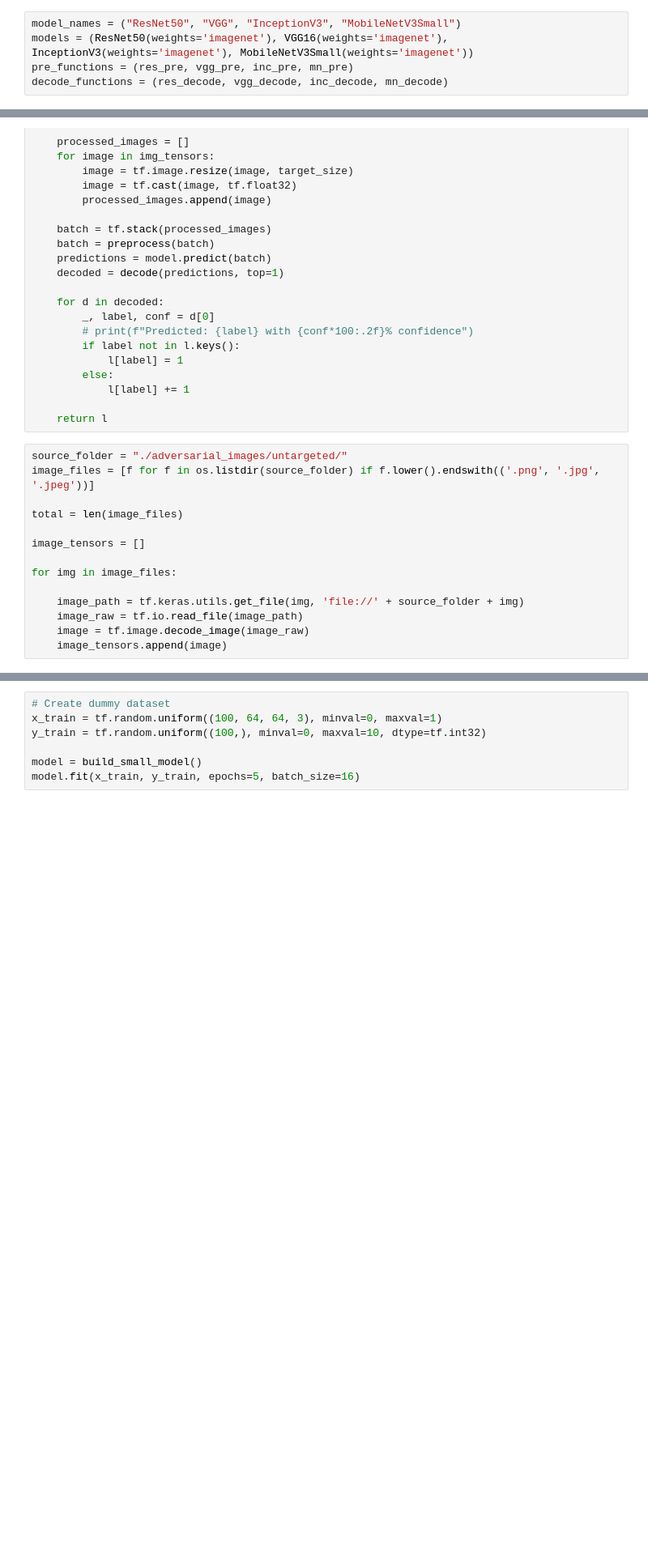
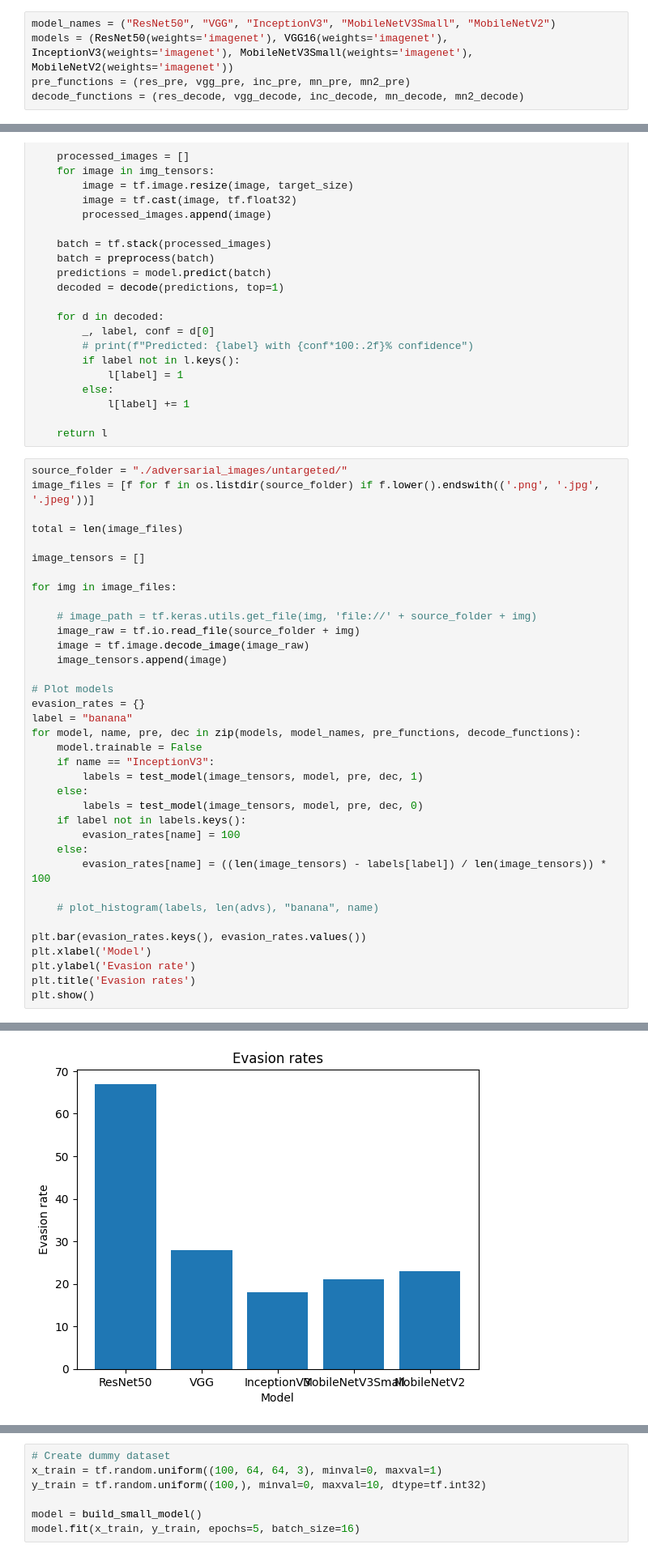
Before and after one commit to paulschweitzer/Adversarial-attacks-with-Transfer-Learning, a Jupyter notebook: src/evaluate.ipynb, the cells around one changed output, grey strips where cells are left out. Shown at 81% size. Cells and saved outputs as stored; diff of their text form; blank space fills up the shorter version.

```diff
--- a/src/evaluate.ipynb
+++ b/src/evaluate.ipynb
@@ -24,5 +18,5 @@ To enable the following instructions: AVX2 FMA, in other operations, rebuild Ten
 # %%
-model_names = ("ResNet50", "VGG", "InceptionV3", "MobileNetV3Small")
-models = (ResNet50(weights='imagenet'), VGG16(weights='imagenet'), InceptionV3(weights='imagenet'), MobileNetV3Small(weights='imagenet'))
-pre_functions = (res_pre, vgg_pre, inc_pre, mn_pre)
-decode_functions = (res_decode, vgg_decode, inc_decode, mn_decode)
+model_names = ("ResNet50", "VGG", "InceptionV3", "MobileNetV3Small", "MobileNetV2")
+models = (ResNet50(weights='imagenet'), VGG16(weights='imagenet'), InceptionV3(weights='imagenet'), MobileNetV3Small(weights='imagenet'), MobileNetV2(weights='imagenet'))
+pre_functions = (res_pre, vgg_pre, inc_pre, mn_pre, mn2_pre)
+decode_functions = (res_decode, vgg_decode, inc_decode, mn_decode, mn2_decode)
@@ -77,7 +73,30 @@ image_tensors = []
 
 for img in image_files:
 
-    image_path = tf.keras.utils.get_file(img, 'file://' + source_folder + img)
-    image_raw = tf.io.read_file(image_path)
+    # image_path = tf.keras.utils.get_file(img, 'file://' + source_folder + img)
+    image_raw = tf.io.read_file(source_folder + img)
     image = tf.image.decode_image(image_raw)
     image_tensors.append(image)
+
+# Plot models
+evasion_rates = {}
+label = "banana"
+for model, name, pre, dec in zip(models, model_names, pre_functions, decode_functions):
+    model.trainable = False
+    if name == "InceptionV3":
+        labels = test_model(image_tensors, model, pre, dec, 1)
+    else:
+        labels = test_model(image_tensors, model, pre, dec, 0)
+    if label not in labels.keys():
+        evasion_rates[name] = 100
+    else:
+        evasion_rates[name] = ((len(image_tensors) - labels[label]) / len(image_tensors)) * 100
+
+    # plot_histogram(labels, len(advs), "banana", name)
+
+plt.bar(evasion_rates.keys(), evasion_rates.values())
+plt.xlabel('Model')
+plt.ylabel('Evasion rate')
+plt.title('Evasion rates')
+plt.show()
+# %% [output]
@@ -83,0 +108 @@ for img in image_files:
+[figure, added]
```
Also changed, not shown: parts of 12 cells of this notebook, 1 other file.
